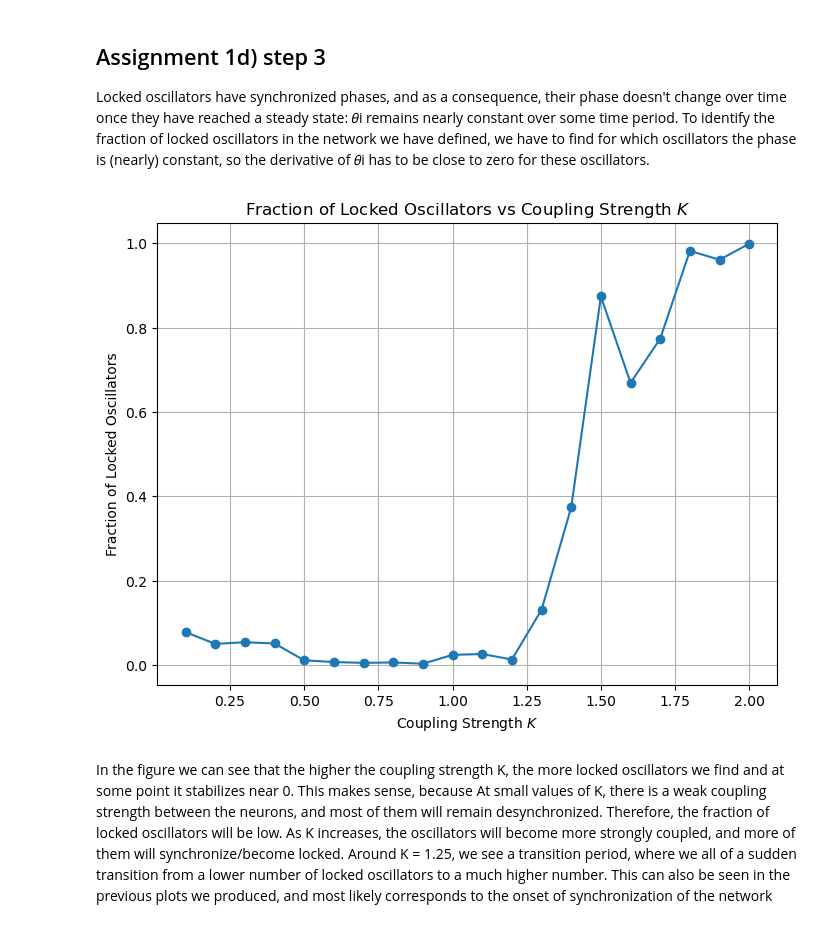
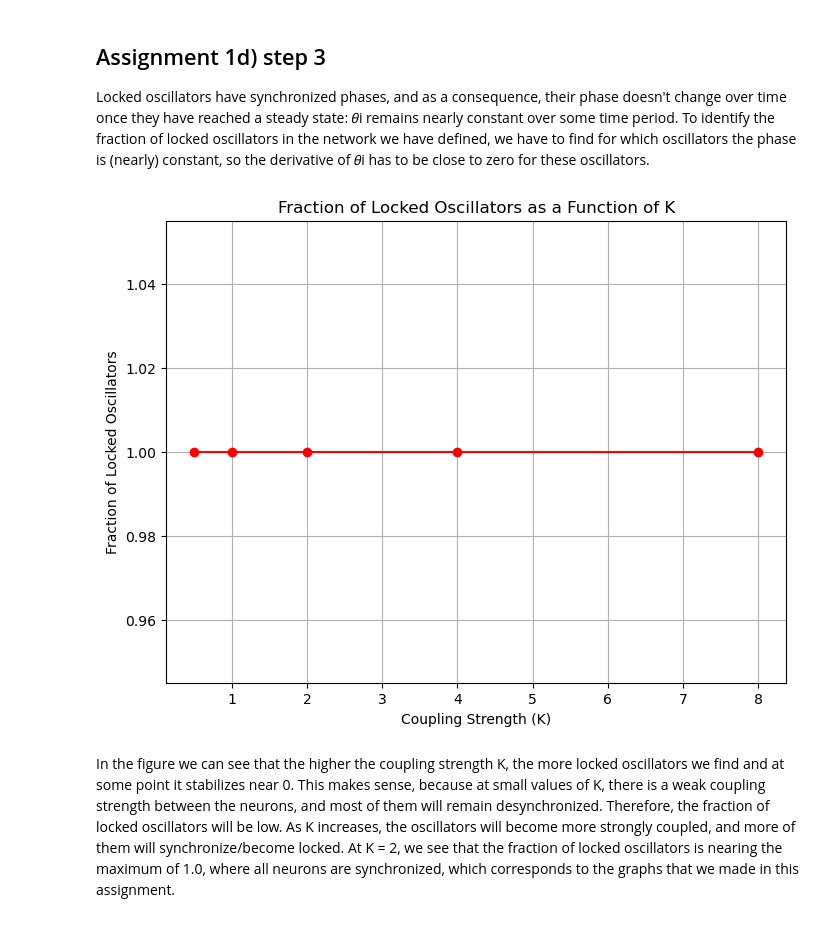
Before and after one commit to EvaMare/Computational-Neuroscience, a Jupyter notebook: Assignment 4.ipynb, the cells around one changed output. Cells and saved outputs as stored; diff of their text form; code cells hidden in the pictures.

Commit message:
assignment 4 and 5

```diff
--- a/Assignment 4.ipynb
+++ b/Assignment 4.ipynb
@@ -167,43 +198,25 @@ plt.show()
 ## Assignment 1d) step 3
 
 Locked oscillators have synchronized phases, and as a consequence, their phase doesn't change over time once they have reached a steady state: 𝜃i remains nearly constant over some time period. To identify the fraction of locked oscillators in the network we have defined, we have to find for which oscillators the phase is (nearly) constant, so the derivative of 𝜃i has to be close to zero for these oscillators.
-# %%
-# Function to determine the fraction of locked oscillators for a given K
-def compute_locked_fraction(K):
-    # Initial conditions: random initial phases for each oscillator
-    theta0 = np.random.uniform(0, 2 * np.pi, N)
-
-    # Solve the system of ODEs
-    theta = odeint(mean_field_eq, theta0, t, args=(K, omega, N))
-
-    # Compute the phase velocities for each oscillator (derivative of phase)
-    phase_velocities = np.diff(theta, axis=0) / dt  # phase velocities over time
-
-    locked_count = 0
-    for i in range(N):
-        # Check if the phase velocity of the oscillator i is near zero over the last 20% of time
-        if np.all(np.abs(phase_velocities[int(0.8 * len(phase_velocities)): , i]) < 0.01):
-            locked_count += 1
-
-    # Return the fraction of locked oscillators
-    return locked_count / N
-
-# List to store the fraction of locked oscillators for each K
-locked_fractions = []
-
-# Loop over different K values and compute the fraction of locked oscillators
-for K in K_values:
-    locked_fractions.append(compute_locked_fraction(K))
-
-# Plot the fraction of locked oscillators as a function of K
-plt.figure(figsize=(8, 6))
-plt.plot(K_values, locked_fractions, marker='o')
-plt.xlabel('Coupling Strength $K$')
-plt.ylabel('Fraction of Locked Oscillators')
-plt.title('Fraction of Locked Oscillators vs Coupling Strength $K$')
-plt.grid(True)
-plt.show()
-# %% [output]
-[figure, removed]
+# %%
+# Compute the fraction of locked oscillators for each K
+locked_fractions = []
+
+for K, r_stationary in zip(K_values, stationary_r):
+    # Check which oscillators are locked
+    locked = np.abs(omega) <= K * r_stationary
+    fraction_locked = np.sum(locked) / N  # Fraction of locked oscillators
+    locked_fractions.append(fraction_locked)
+
+# Plot fraction of locked oscillators as a function of K
+plt.figure(figsize=(8, 6))
+plt.plot(K_values, locked_fractions, '-o', color='r')
+plt.xlabel("Coupling Strength (K)")
+plt.ylabel("Fraction of Locked Oscillators")
+plt.title("Fraction of Locked Oscillators as a Function of K")
+plt.grid()
+plt.show()
+# %% [output]
+[figure, added]
 # %% [markdown]
-In the figure we can see that the higher the coupling strength K, the more locked oscillators we find and at some point it stabilizes near 0. This makes sense, because  At small values of K, there is a weak coupling strength between the neurons, and most of them will remain desynchronized. Therefore, the fraction of locked oscillators will be low. As K increases, the oscillators will become more strongly coupled, and more of them will synchronize/become locked. Around K = 1.25, we see a transition period, where we all of a sudden transition from a lower number of locked oscillators to a much higher number. This can also be seen in the previous plots we produced, and most likely corresponds to the onset of synchronization of the network
+In the figure we can see that the higher the coupling strength K, the more locked oscillators we find and at some point it stabilizes near 0. This makes sense, because at small values of K, there is a weak coupling strength between the neurons, and most of them will remain desynchronized. Therefore, the fraction of locked oscillators will be low. As K increases, the oscillators will become more strongly coupled, and more of them will synchronize/become locked. At K = 2, we see that the fraction of locked oscillators is nearing the maximum of 1.0, where all neurons are synchronized, which corresponds to the graphs that we made in this assignment.
```
Also changed, not shown: parts of 11 cells of this notebook, 1 other file.
